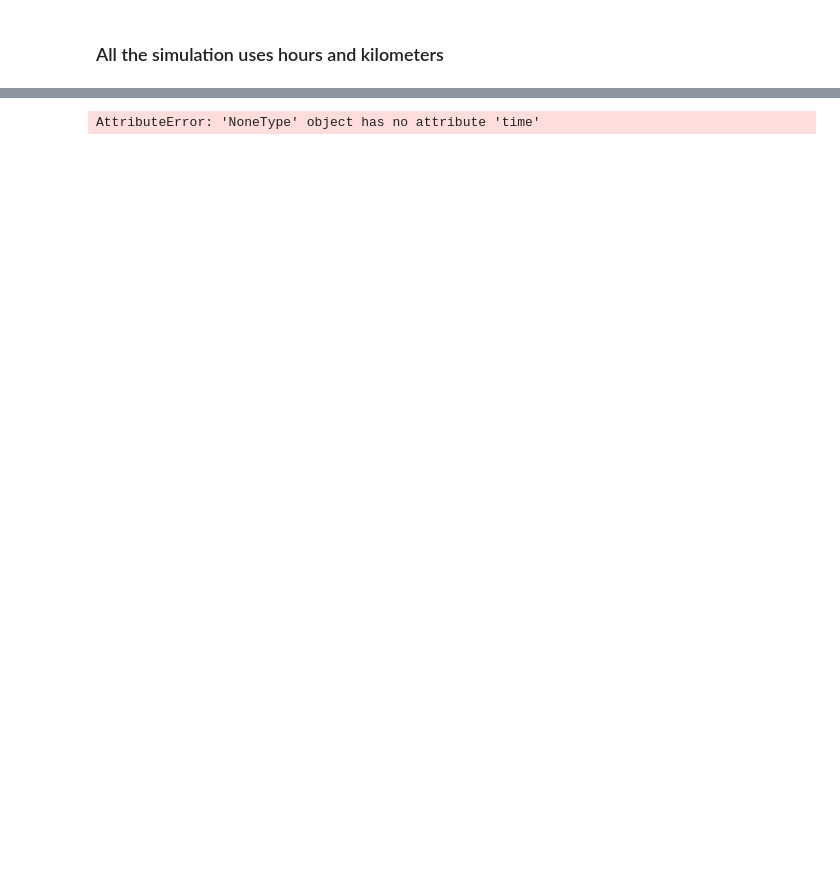
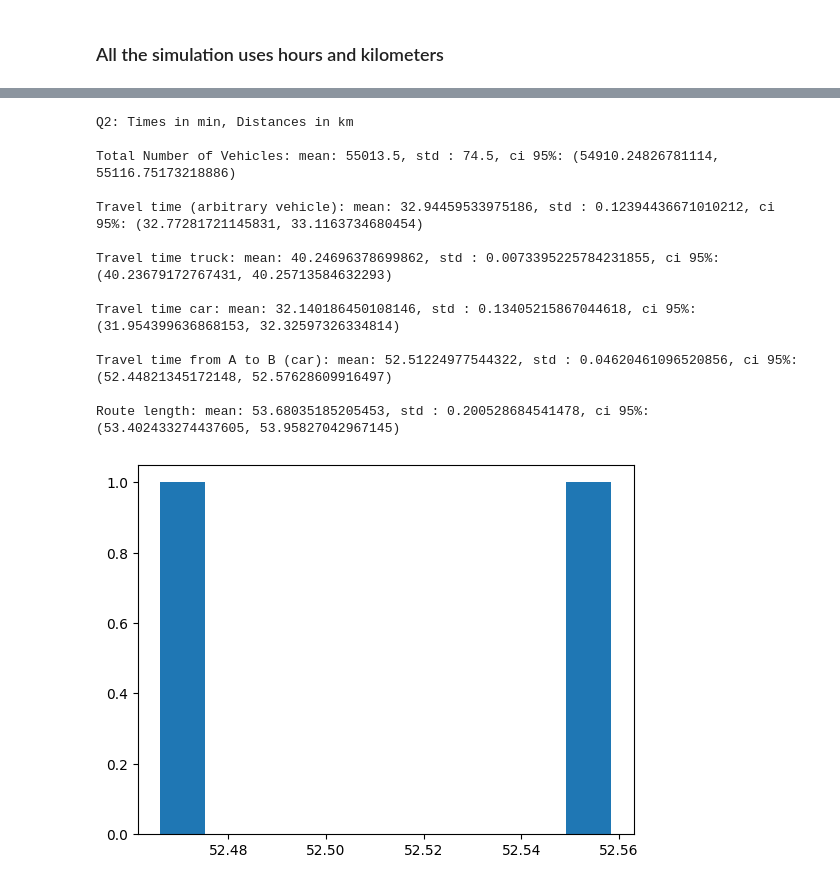
Before and after one commit to J4nvg/SSM3, a Jupyter notebook: Question 3.ipynb, the cells around one changed output, grey strips where cells are left out. Cells and saved outputs as stored; diff of their text form; code cells hidden in the pictures; blank space fills up the shorter version.

Commit message:
data extraction

```diff
--- a/Question 3.ipynb
+++ b/Question 3.ipynb
@@ -13,11 +13,13 @@ from copy import deepcopy, copy
 ARRIVAL_RATE = np.array([314.2, 162.4, 138.6, 148.8, 273.2, 1118.8, 2773.8, 4036.2, 4237.4, 3277.0, 2843.0, 2876.4, 3143.0, 3277.8, 3546.2, 4335.0, 4945.4, 4525.8, 2847.8, 1828.0, 1378.4, 1271.2, 1171.2, 767.6])
 INCIDENT_RATE = np.array([0.1935483870967742, 0.25806451612903225, 0.2903225806451613, 0.1935483870967742, 0.06451612903225806, 0.967741935483871, 32.16129032258065, 131.03225806451613, 157.2258064516129, 48.32258064516129, 8.451612903225806, 6.258064516129032, 8.161290322580646, 10.290322580645162, 19.0, 65.7741935483871, 157.41935483870967, 163.3548387096774, 36.54838709677419, 3.7096774193548385, 1.2258064516129032, 0.8709677419354839, 0.5806451612903226, 0.41935483870967744])
 INCIDENT_DURATION_PARAMS = (1.2294425495153518, 0.09878316410683122, 5.082687545787541)
-# INCIDENT_DURATION_PARAMS = (1.2294425495153518, 0.09878316410683122, 5.082687545787541)
+
+CITY_A = '45098337'
+CITY_B = '42995944'
 
 incident_duration_dist = stats.lognorm(*INCIDENT_DURATION_PARAMS)
 
-MEAN_ACCIDENT_DURATION = 1
+MEAN_ACCIDENT_DURATION = incident_duration_dist.expect()/60
 # %%
 #Sampling arrival times of cars to network
 def lambdat(lambda_t, t : np.array):
@@ -36,6 +38,16 @@ def arrival_times(lam): #Taken from lecture notes
         t += exp_dist.rvs()
 
     return np.asarray(arrival_times)
+# %%
+#Computing cofidence interval
+def confidence_interval(mean, var, Nruns):
+    zalpha2 = 1.96
+    half_width = zalpha2 * np.sqrt(var)/np.sqrt(Nruns)
+    ci = (mean - half_width, mean + half_width)
+    return ci
+
+def mean_var(array):
+    return np.mean(array), np.var(array)
 # %%
 class FES:
     def __init__(self):
@@ -513,10 +320,12 @@ oh oh 24.16800836516184
-# %%
-#Proof that updating the car event also updates the one in the list
-car_debug = Car(0)
-list_debug = [car_debug.next_event]
-print(list_debug[0].time)
-car_debug.enter_queue(1)
-car_debug.exit_queue(2)
-print(list_debug[0].time)
-# %% [output]
-AttributeError: 'NoneType' object has no attribute 'time'
+# %%
+class SimulationData:
+
+    def __init__(self):
+        self.LIST_CARS = []
+        self.LIST_TRUCKS = []
+        self.LIST_VEHICLES = []
+        self.LIST_CARS_AB = []
+
+        self.LIST_AMOUNT_CARS_TRAFFIC_CHANGE = [0]
+        self.LIST_AMOUNT_INCIDENTS_CHANGE = [0]
+        self.TIME_ARRAY = []
@@ -522,0 +768,20 @@ AttributeError: 'NoneType' object has no attribute 'time'
+# %%
+sim_try = Simulation(2)
+sim_try.compute_all_data2()
+sim_try.compute_table2()
+sim_try.plot_hist2()
+# %% [output]
+Q2: Times in min, Distances in km
+
+Total Number of Vehicles: mean: 55013.5, std : 74.5, ci 95%: (54910.24826781114, 55116.75173218886)
+
+Travel time (arbitrary vehicle): mean: 32.94459533975186, std : 0.12394436671010212, ci 95%: (32.77281721145831, 33.1163734680454)
+
+Travel time truck: mean: 40.24696378699862, std : 0.0073395225784231855, ci 95%: (40.23679172767431, 40.25713584632293)
+
+Travel time car: mean: 32.140186450108146, std : 0.13405215867044618, ci 95%: (31.954399636868153, 32.32597326334814)
+
+Travel time from A to B (car): mean: 52.51224977544322, std : 0.04620461096520856, ci 95%: (52.44821345172148, 52.57628609916497)
+
+Route length: mean: 53.68035185205453, std : 0.200528684541478, ci 95%: (53.402433274437605, 53.95827042967145)
+[figure, added]
```
Also changed, not shown: parts of 9 cells of this notebook, 1 other file.
